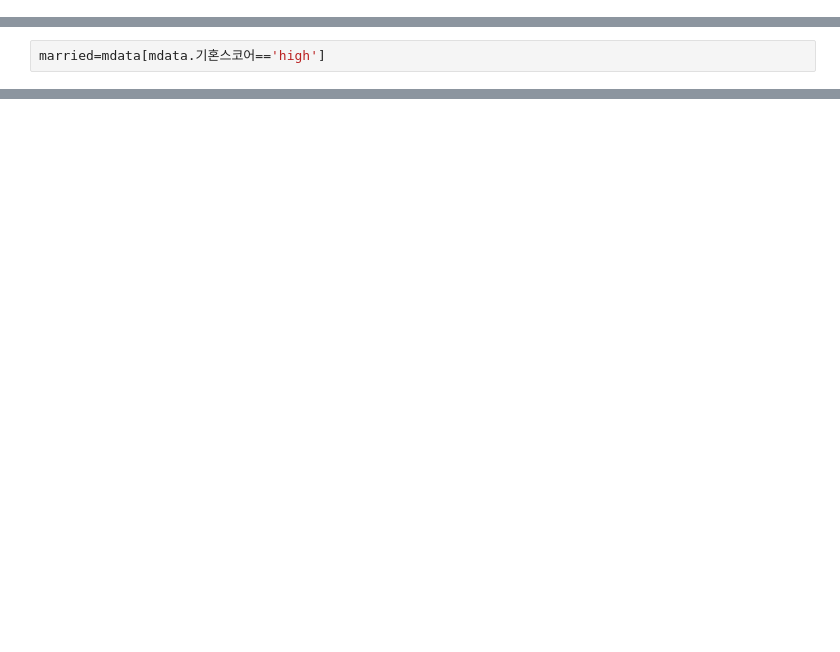
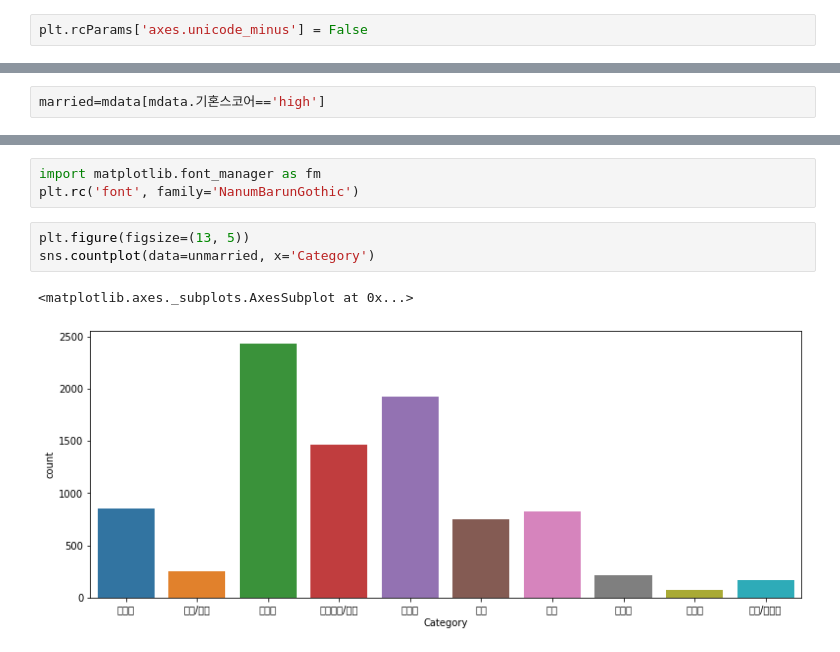
Before and after one commit to kimhyoryeong/introduction_to_python_TEAMLAB_MOOC, a Jupyter notebook: samsungcard.ipynb, the cells around one changed output, grey strips where cells are left out. Saved outputs shown, nothing was run; the diff lists cells and outputs as text; blank space fills up the shorter version.

```diff
--- a/samsungcard.ipynb
+++ b/samsungcard.ipynb
@@ -6,6 +28,8 @@ import pandas as pd # data processing, CSV file I/O (e.g. pd.read_csv)
 import matplotlib.pyplot as plt
 import seaborn as sns
 %matplotlib inline
+# %%
+plt.rcParams['axes.unicode_minus'] = False
 # %%
 # Mount Google Drive
 from google.colab import drive # import drive from google colab
@@ -252,0 +544,9 @@ AttributeError: ignored
+# %%
+import matplotlib.font_manager as fm
+plt.rc('font', family='NanumBarunGothic')
+# %%
+plt.figure(figsize=(13, 5))
+sns.countplot(data=unmarried, x='Category')
+# %% [output]
+<matplotlib.axes._subplots.AxesSubplot at 0x...>
+[figure, added]
```
Also changed, not shown: parts of 64 cells of this notebook.
